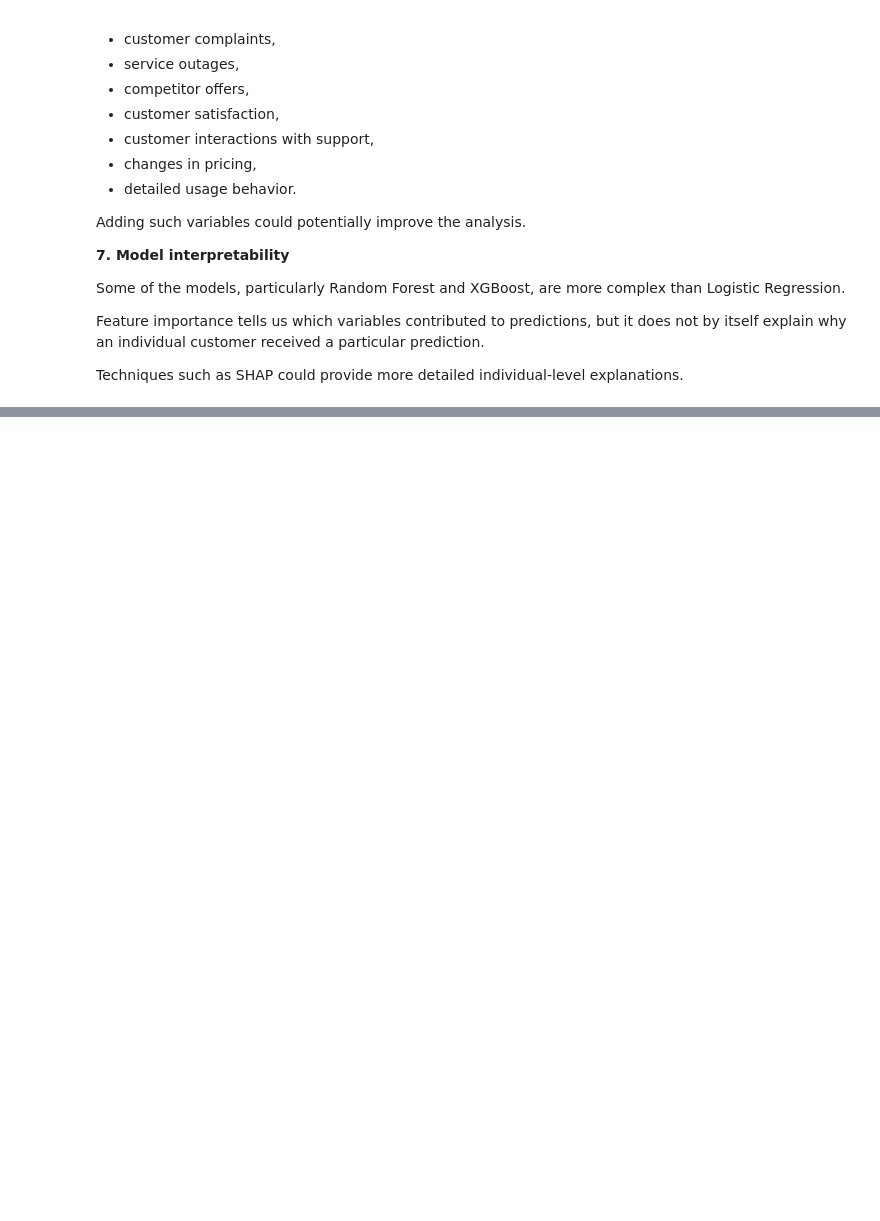
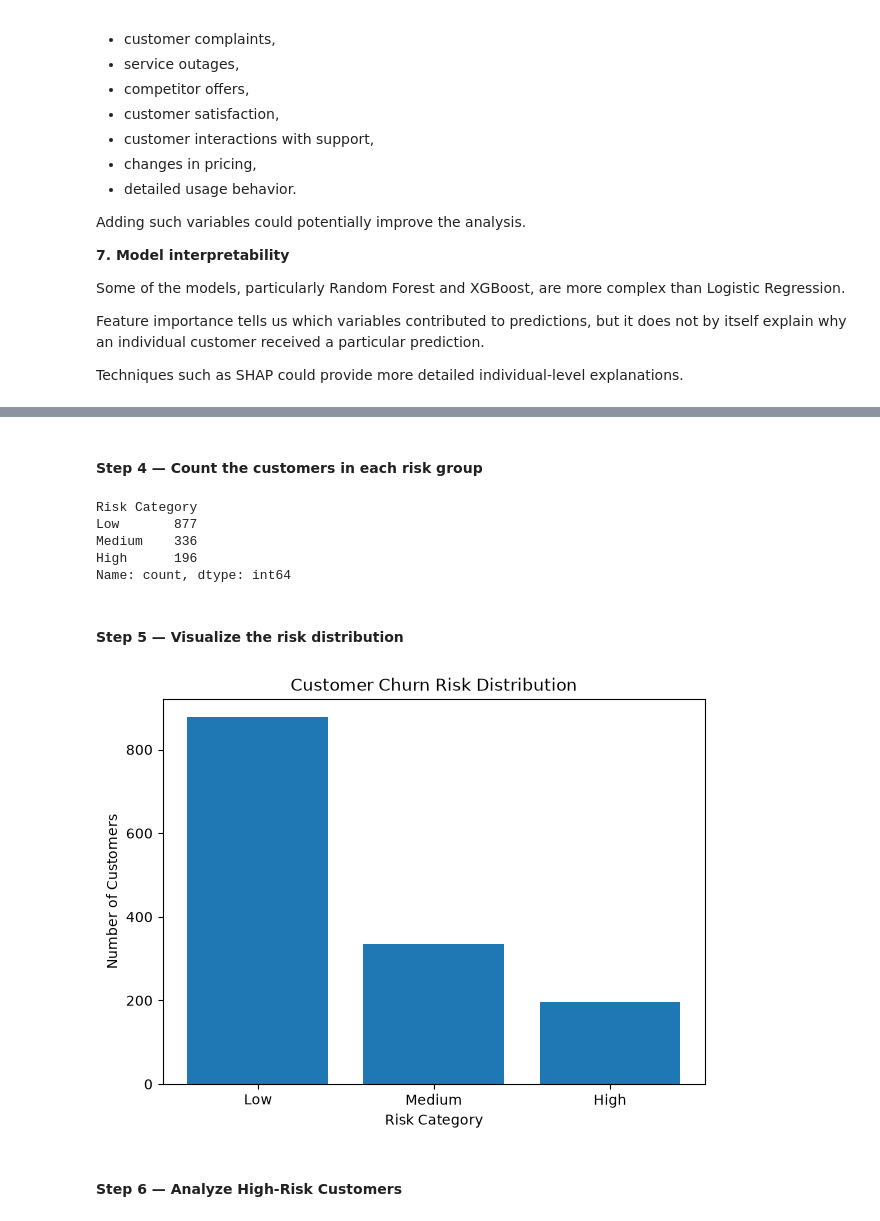
Before and after one commit to markreji2027/telecom-churn-intelligence, a Jupyter notebook: notebooks/03_ml_models.ipynb, the cells around one changed output, grey strips where cells are left out. Cells and saved outputs as stored; diff of their text form; code cells hidden in the pictures; blank space fills up the shorter version.

Commit message:
Update churn analysis and project structure

```diff
--- a/notebooks/03_ml_models.ipynb
+++ b/notebooks/03_ml_models.ipynb
@@ -316,4 +316,4 @@ max_iter=1000 → allows the optimization algorithm up to 1,000 iterations to fi
 # %% [markdown]
 Train the model
 # %%
-log_model.fit(X_train_processed, y_train)
+# log_model.fit(X_train_processed, y_train)
@@ -2432,0 +2576,4 @@ Techniques such as SHAP could provide more detailed individual-level explanation
+# %%
+test_churn_probability = grid_xgb.predict_proba(X_test)[:, 1]
+
+print(test_churn_probability[:10])
@@ -2432,0 +2595,12 @@ Techniques such as SHAP could provide more detailed individual-level explanation
+# %%
+risk_category = np.where(
+    test_churn_probability < 0.30,
+    "Low",
+    np.where(
+        test_churn_probability < 0.60,
+        "Medium",
+        "High"
+    )
+)
+
+print(risk_category[:10])
@@ -2432,0 +2611,7 @@ Techniques such as SHAP could provide more detailed individual-level explanation
+# %%
+risk_df = X_test.copy()
+
+risk_df["Churn Probability"] = test_churn_probability
+risk_df["Risk Category"] = risk_category
+
+print(risk_df.head())
@@ -2432,0 +2636,35 @@ Techniques such as SHAP could provide more detailed individual-level explanation
+# %% [markdown]
+#### Step 4 — Count the customers in each risk group
+# %%
+risk_df["Risk Category"].value_counts()
+# %% [output]
+Risk Category
+Low       877
+Medium    336
+High      196
+Name: count, dtype: int64
+# %% [markdown]
+#### Step 5 — Visualize the risk distribution
+# %%
+import matplotlib.pyplot as plt
+
+risk_counts = risk_df["Risk Category"].value_counts()
+
+risk_counts = risk_counts.reindex(["Low", "Medium", "High"])
+
+plt.figure(figsize=(7, 5))
+
+plt.bar(
+    risk_counts.index,
+    risk_counts.values
+)
+
+plt.xlabel("Risk Category")
+plt.ylabel("Number of Customers")
+plt.title("Customer Churn Risk Distribution")
+
+plt.show()
+# %% [output]
+[figure, added]
+# %% [markdown]
+#### Step 6 — Analyze High-Risk Customers
```
Also changed, not shown: parts of 49 cells of this notebook, 2 other files.
